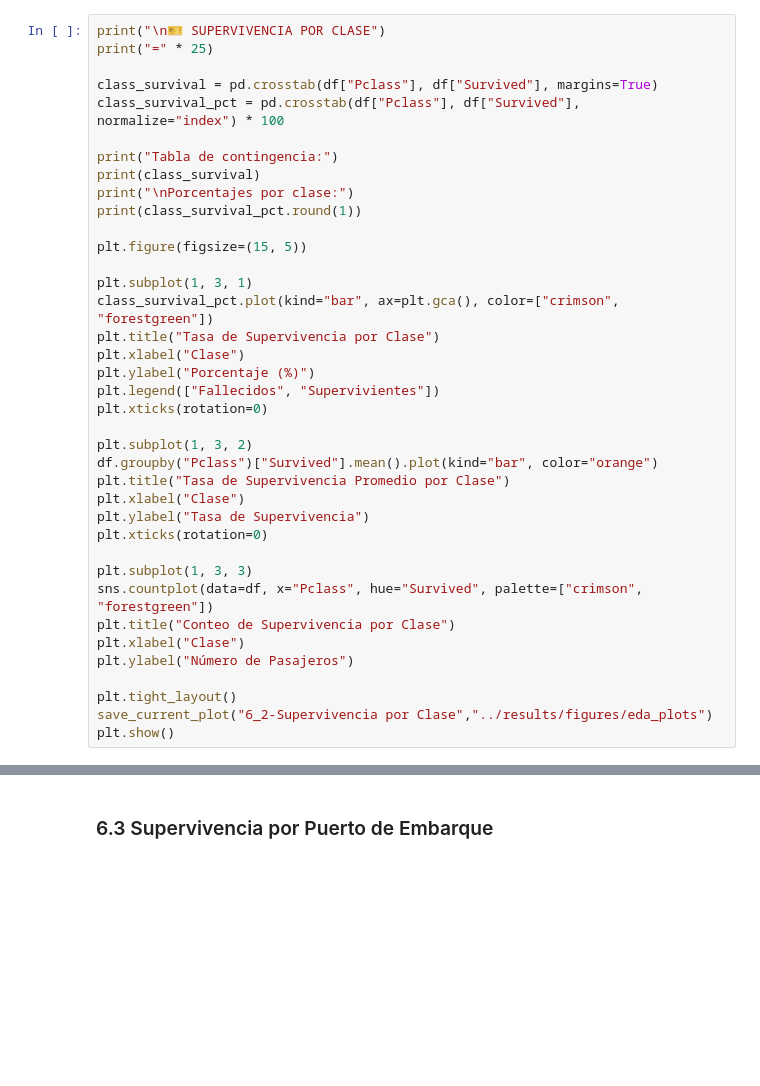
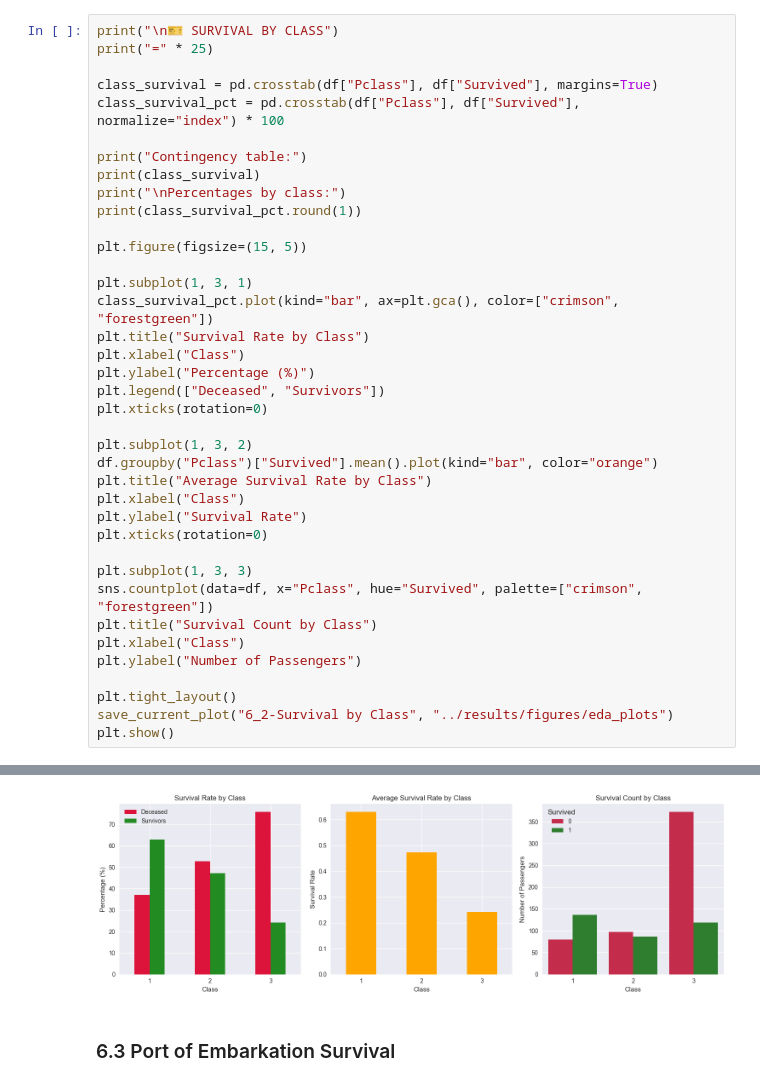
Before and after one commit to YahwthaniMG/SG1_Team3_ML, a Jupyter notebook: notebooks/01_exploratory_data_analysis.ipynb, the cells around one changed output, grey strips where cells are left out. Saved outputs shown, nothing was run; the diff lists cells and outputs as text; blank space fills up the shorter version.

```diff
--- a/notebooks/01_exploratory_data_analysis.ipynb
+++ b/notebooks/01_exploratory_data_analysis.ipynb
@@ -199,38 +267,39 @@ plt.show()
 # %%
-print("\n🎫 SUPERVIVENCIA POR CLASE")
+print("\n🎫 SURVIVAL BY CLASS")
 print("=" * 25)
 
 class_survival = pd.crosstab(df["Pclass"], df["Survived"], margins=True)
 class_survival_pct = pd.crosstab(df["Pclass"], df["Survived"], normalize="index") * 100
 
-print("Tabla de contingencia:")
+print("Contingency table:")
 print(class_survival)
-print("\nPorcentajes por clase:")
+print("\nPercentages by class:")
 print(class_survival_pct.round(1))
 
 plt.figure(figsize=(15, 5))
 
 plt.subplot(1, 3, 1)
 class_survival_pct.plot(kind="bar", ax=plt.gca(), color=["crimson", "forestgreen"])
-plt.title("Tasa de Supervivencia por Clase")
-plt.xlabel("Clase")
-plt.ylabel("Porcentaje (%)")
-plt.legend(["Fallecidos", "Supervivientes"])
+plt.title("Survival Rate by Class")
+plt.xlabel("Class")
+plt.ylabel("Percentage (%)")
+plt.legend(["Deceased", "Survivors"])
 plt.xticks(rotation=0)
 
 plt.subplot(1, 3, 2)
 df.groupby("Pclass")["Survived"].mean().plot(kind="bar", color="orange")
-plt.title("Tasa de Supervivencia Promedio por Clase")
-plt.xlabel("Clase")
-plt.ylabel("Tasa de Supervivencia")
+plt.title("Average Survival Rate by Class")
+plt.xlabel("Class")
+plt.ylabel("Survival Rate")
 plt.xticks(rotation=0)
 
 plt.subplot(1, 3, 3)
 sns.countplot(data=df, x="Pclass", hue="Survived", palette=["crimson", "forestgreen"])
-plt.title("Conteo de Supervivencia por Clase")
-plt.xlabel("Clase")
-plt.ylabel("Número de Pasajeros")
+plt.title("Survival Count by Class")
+plt.xlabel("Class")
+plt.ylabel("Number of Passengers")
 
 plt.tight_layout()
-save_current_plot("6_2-Supervivencia por Clase","../results/figures/eda_plots")
+save_current_plot("6_2-Survival by Class", "../results/figures/eda_plots")
 plt.show()
+# %% [output]
@@ -237,3 +323,4 @@ plt.show()
+[figure, added]
 # %% [markdown]
-### 6.3 Supervivencia por Puerto de Embarque
+### 6.3 Port of Embarkation Survival
 # %%
```
Also changed, not shown: parts of 28 cells of this notebook, 18 other files.
